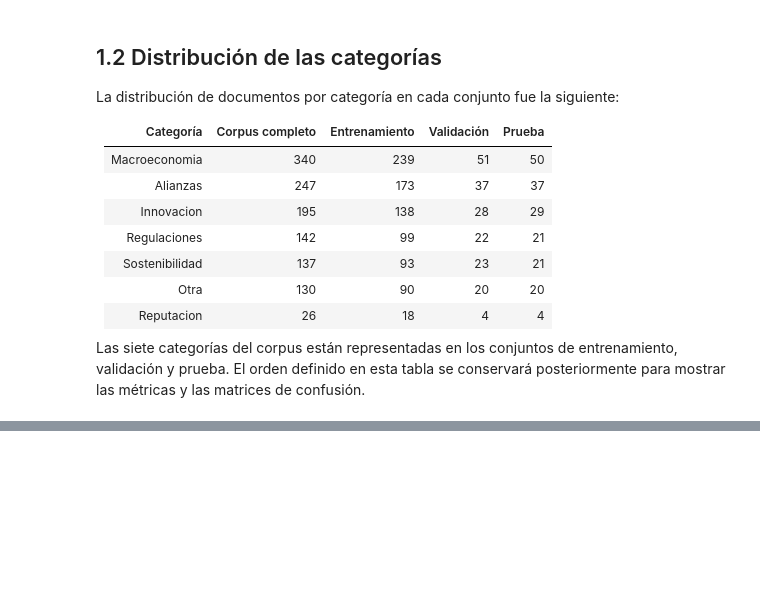
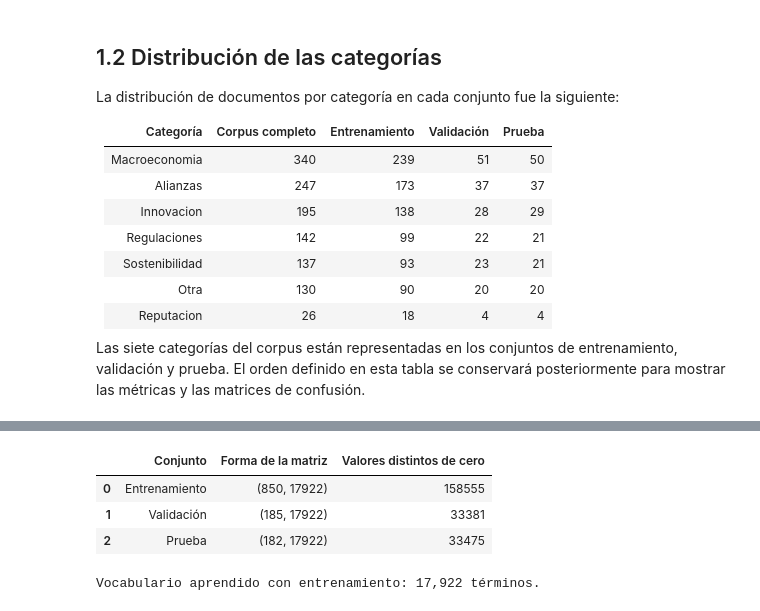
Before and after one commit to Jtanchezz/NLP, a Jupyter notebook: Lab3/lab3.ipynb, the cells around one changed output, grey strips where cells are left out. Saved outputs shown, nothing was run; the diff lists cells and outputs as text; code cells hidden in the pictures; blank space fills up the shorter version.

```diff
--- a/Lab3/lab3.ipynb
+++ b/Lab3/lab3.ipynb
@@ -346,0 +355,76 @@ Las siete categorías del corpus están representadas en los conjuntos de entren
+# %%
+from sklearn.feature_extraction.text import CountVectorizer
+
+textos_entrenamiento = (
+    corpus_entrenamiento["News_normalizada"]
+    .fillna("")
+)
+
+textos_validacion = (
+    corpus_validacion["News_normalizada"]
+    .fillna("")
+)
+
+textos_prueba = (
+    corpus_prueba["News_normalizada"]
+    .fillna("")
+)
+
+# Crear el vectorizador con la misma configuración del Lab 2
+vectorizador_bow = CountVectorizer(
+    tokenizer=str.split,
+    preprocessor=None,
+    token_pattern=None,
+    lowercase=False
+)
+
+# Aprender el vocabulario únicamente con entrenamiento
+matriz_bow_entrenamiento = (
+    vectorizador_bow.fit_transform(
+        textos_entrenamiento
+    )
+)
+
+# Transformar validación y prueba sin modificar el vocabulario
+matriz_bow_validacion = vectorizador_bow.transform(
+    textos_validacion
+)
+
+matriz_bow_prueba = vectorizador_bow.transform(
+    textos_prueba
+)
+
+vocabulario_bow = (
+    vectorizador_bow.get_feature_names_out()
+)
+
+resumen_matrices_bow = pd.DataFrame({
+    "Conjunto": [
+        "Entrenamiento",
+        "Validación",
+        "Prueba"
+    ],
+    "Forma de la matriz": [
+        str(matriz_bow_entrenamiento.shape),
+        str(matriz_bow_validacion.shape),
+        str(matriz_bow_prueba.shape)
+    ],
+    "Valores distintos de cero": [
+        matriz_bow_entrenamiento.nnz,
+        matriz_bow_validacion.nnz,
+        matriz_bow_prueba.nnz
+    ]
+})
+
+display(resumen_matrices_bow)
+
+print(
+    f"Vocabulario aprendido con entrenamiento: "
+    f"{len(vocabulario_bow):,} términos."
+)
+# %% [output]
+|  | Conjunto | Forma de la matriz | Valores distintos de cero |
+| 0 | Entrenamiento | (850, 17922) | 158555 |
+| 1 | Validación | (185, 17922) | 33381 |
+| 2 | Prueba | (182, 17922) | 33475 |
+Vocabulario aprendido con entrenamiento: 17,922 términos.
```
Also changed, not shown: parts of 2 cells of this notebook.
